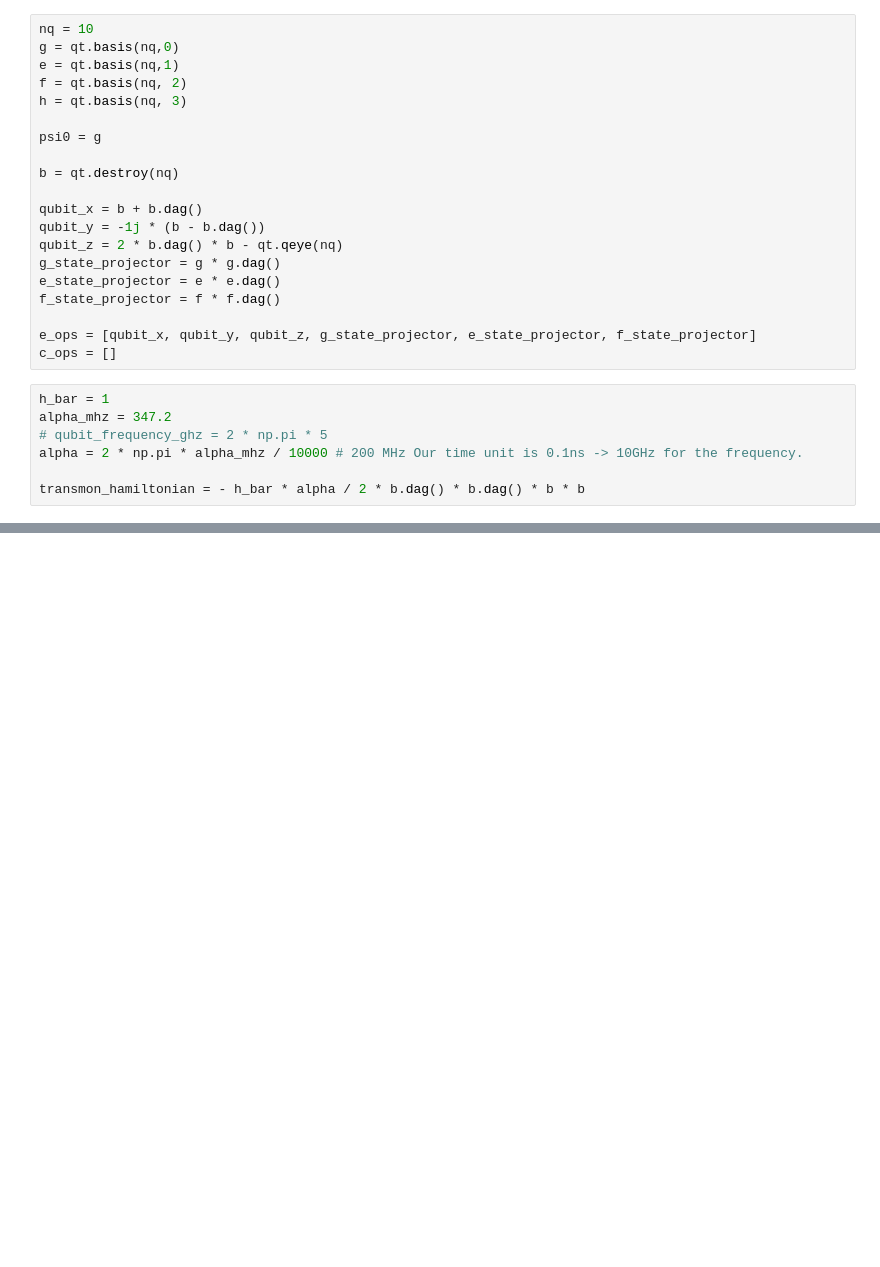
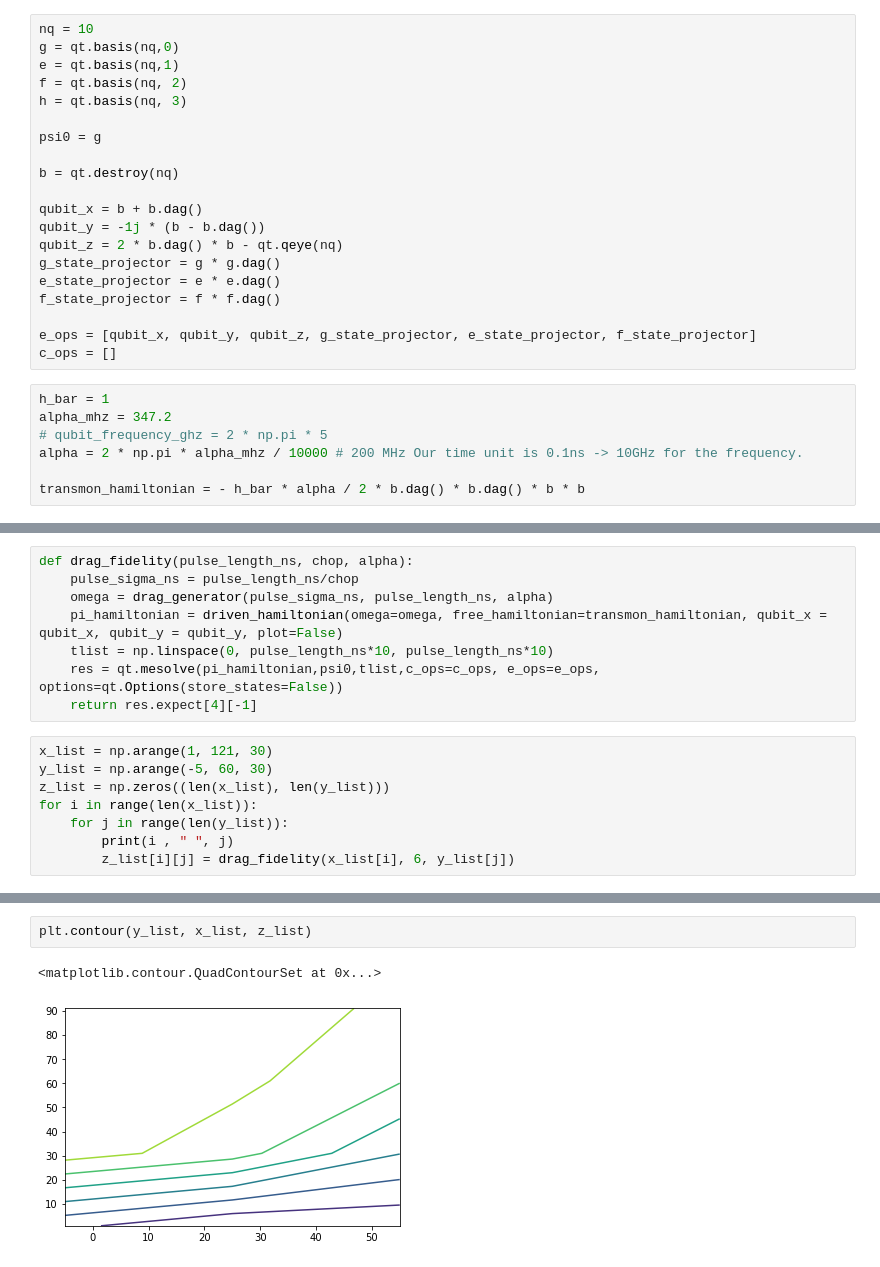
Before and after one commit to gkim23/kseamentoring, a Jupyter notebook: ksea_mentoring_9.ipynb, the cells around one changed output, grey strips where cells are left out. Saved outputs shown, nothing was run; the diff lists cells and outputs as text; blank space fills up the shorter version.

```diff
--- a/ksea_mentoring_9.ipynb
+++ b/ksea_mentoring_9.ipynb
@@ -185,0 +303,16 @@ X Gate Fidelity:  0.9096570334724123
+# %%
+def drag_fidelity(pulse_length_ns, chop, alpha):
+    pulse_sigma_ns = pulse_length_ns/chop
+    omega = drag_generator(pulse_sigma_ns, pulse_length_ns, alpha)
+    pi_hamiltonian = driven_hamiltonian(omega=omega, free_hamiltonian=transmon_hamiltonian, qubit_x = qubit_x, qubit_y = qubit_y, plot=False)
+    tlist = np.linspace(0, pulse_length_ns*10, pulse_length_ns*10)
+    res = qt.mesolve(pi_hamiltonian,psi0,tlist,c_ops=c_ops, e_ops=e_ops, options=qt.Options(store_states=False))
+    return res.expect[4][-1]
+# %%
+x_list = np.arange(1, 121, 30)
+y_list = np.arange(-5, 60, 30)
+z_list = np.zeros((len(x_list), len(y_list)))
+for i in range(len(x_list)):
+    for j in range(len(y_list)):
+        print(i , " ", j)
+        z_list[i][j] = drag_fidelity(x_list[i], 6, y_list[j])
@@ -185,0 +339,5 @@ X Gate Fidelity:  0.9096570334724123
+# %%
+plt.contour(y_list, x_list, z_list)
+# %% [output]
+<matplotlib.contour.QuadContourSet at 0x...>
+[figure, added]
```
Also changed, not shown: parts of 19 cells of this notebook.
